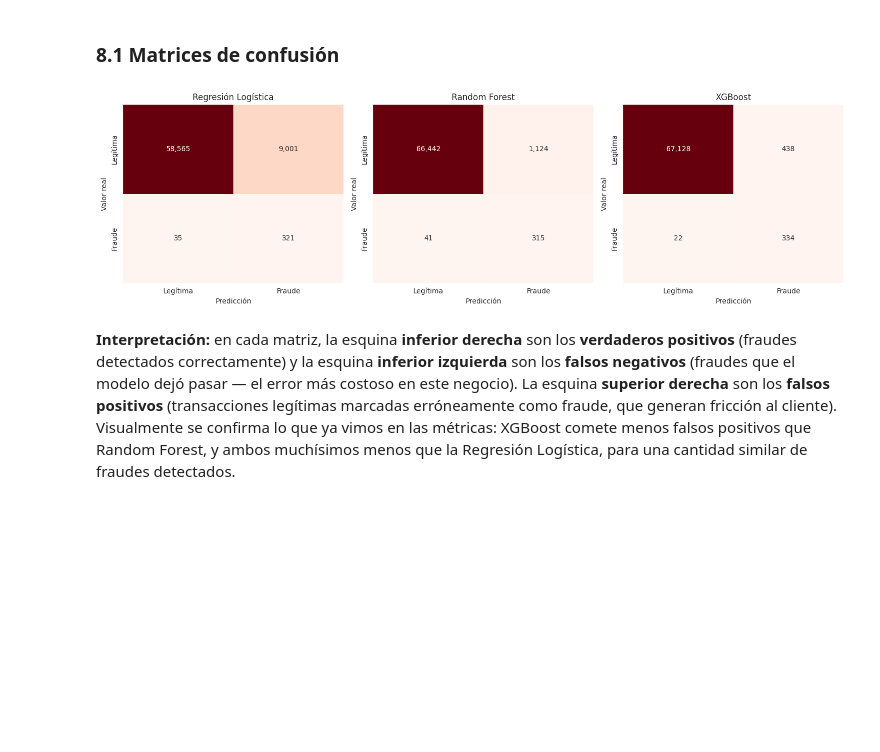
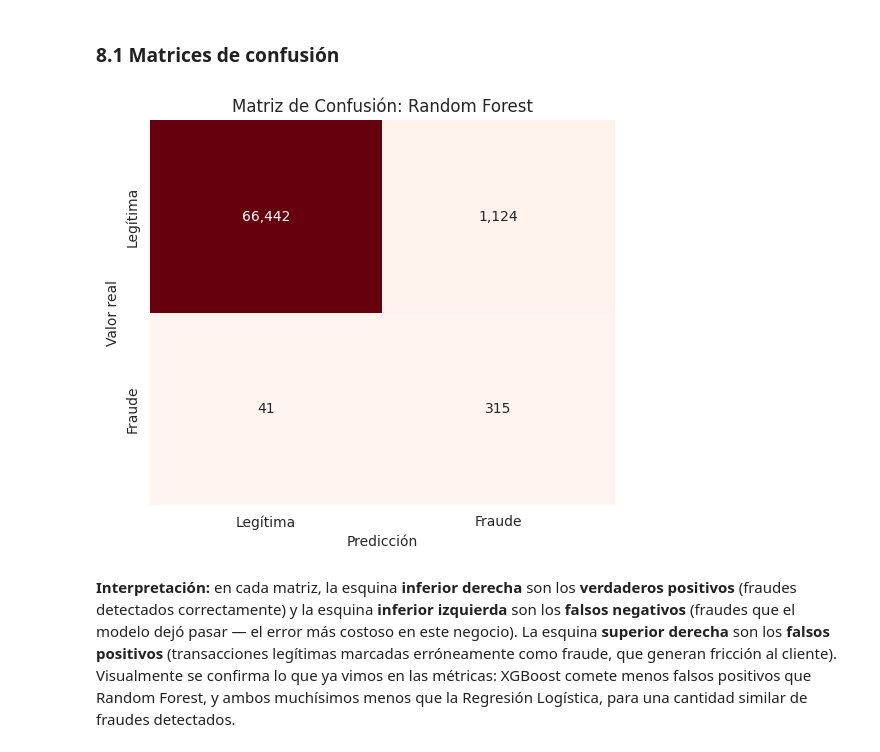
Before and after one commit to BenavidezYzquierdoSanchez/CDP26, a Jupyter notebook: Sistema_Deteccion_Fraude_Tarjetas_RandomForest.ipynb, the cells around one changed output. Drawn from its saved outputs; the diff is of its cells as text; code cells hidden in the pictures; blank space fills up the shorter version.

```diff
--- a/Sistema_Deteccion_Fraude_Tarjetas_RandomForest.ipynb
+++ b/Sistema_Deteccion_Fraude_Tarjetas_RandomForest.ipynb
@@ -673,32 +588,17 @@ XGBoost queda documentado como una **alternativa superior en desempeño puro** s
 ## 8. Evaluación visual y ajuste del umbral de decisión
 # %% [markdown]
 ### 8.1 Matrices de confusión
-# %%
-# Creamos una figura con 3 paneles lado a lado, uno por modelo
-fig, axes = plt.subplots(1, 3, figsize=(15, 4.5))
-
-# Empaquetamos nombre + predicciones de cada modelo para poder recorrerlos en un solo bucle
-modelos_info = [
-    ('Regresión Logística', pred_logreg),
-    ('Random Forest', pred_rf),
-    ('XGBoost', pred_xgb),
-]
-
-# Iteramos sobre los 3 modelos, dibujando su matriz de confusión en el panel (ax) correspondiente
-for ax, (nombre, predicciones) in zip(axes, modelos_info):
-    # confusion_matrix compara valores reales (y_test) contra predichos y arma la tabla 2x2
-    matriz = confusion_matrix(y_test, predicciones)
-    # heatmap dibuja la matriz como colores; fmt=',d' formatea los números como enteros con comas de miles
-    sns.heatmap(matriz, annot=True, fmt=',d', cmap='Reds', cbar=False, ax=ax,
-                xticklabels=['Legítima', 'Fraude'], yticklabels=['Legítima', 'Fraude'])
-    ax.set_title(nombre)
-    ax.set_xlabel('Predicción')
-    ax.set_ylabel('Valor real')
-
-plt.tight_layout()
-plt.show()
-# %% [output]
-[figure, removed]
+# %%
+plt.figure(figsize=(6, 5))
+matriz = confusion_matrix(y_test, pred_rf)
+sns.heatmap(matriz, annot=True, fmt=',d', cmap='Reds', cbar=False,
+            xticklabels=['Legítima', 'Fraude'], yticklabels=['Legítima', 'Fraude'])
+plt.title('Matriz de Confusión: Random Forest')
+plt.xlabel('Predicción')
+plt.ylabel('Valor real')
+plt.show()
+# %% [output]
+[figure, added]
 # %% [markdown]
 **Interpretación:** en cada matriz, la esquina **inferior derecha** son los **verdaderos positivos** (fraudes detectados correctamente) y la esquina **inferior izquierda** son los **falsos negativos** (fraudes que el modelo dejó pasar — el error más costoso en este negocio). La esquina **superior derecha** son los **falsos positivos** (transacciones legítimas marcadas erróneamente como fraude, que generan fricción al cliente). Visualmente se confirma lo que ya vimos en las métricas: XGBoost comete menos falsos positivos que Random Forest, y ambos muchísimos menos que la Regresión Logística, para una cantidad similar de fraudes detectados.
 # %% [markdown]
```
Also changed, not shown: parts of 28 cells of this notebook.
